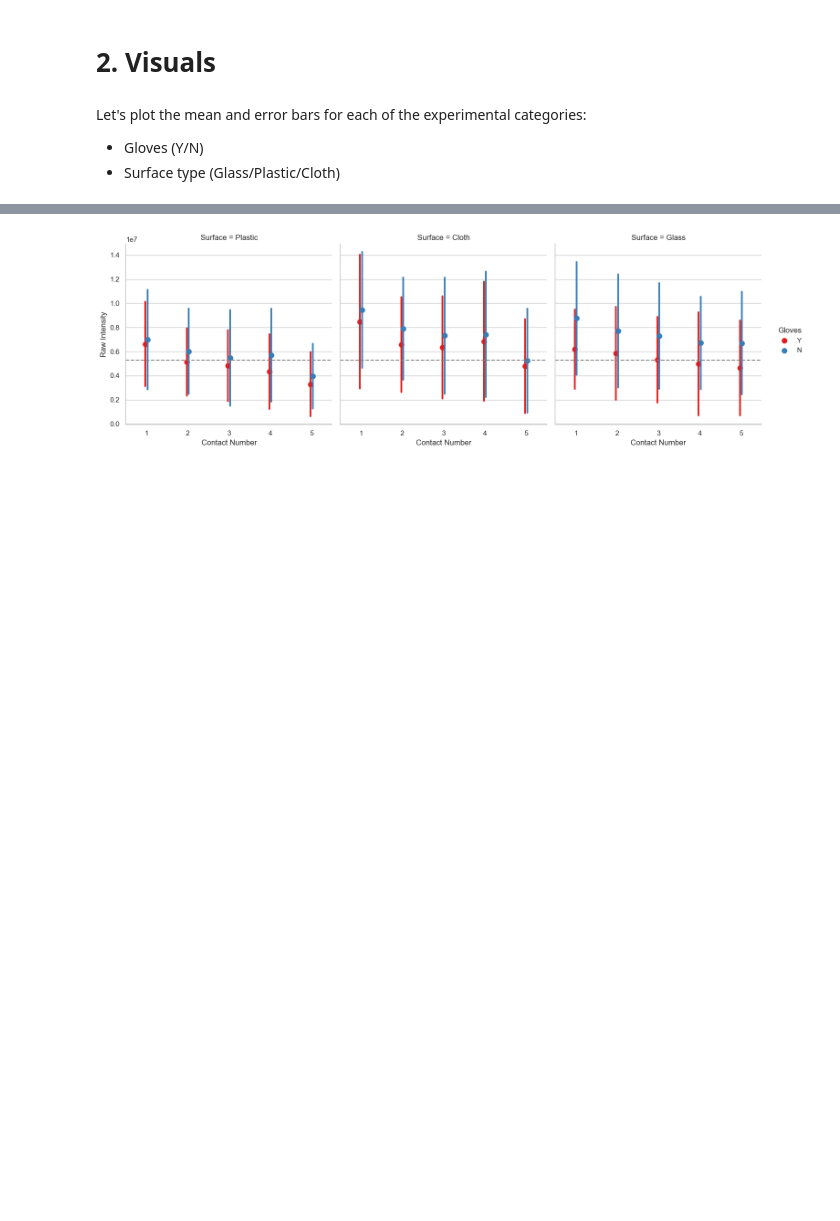
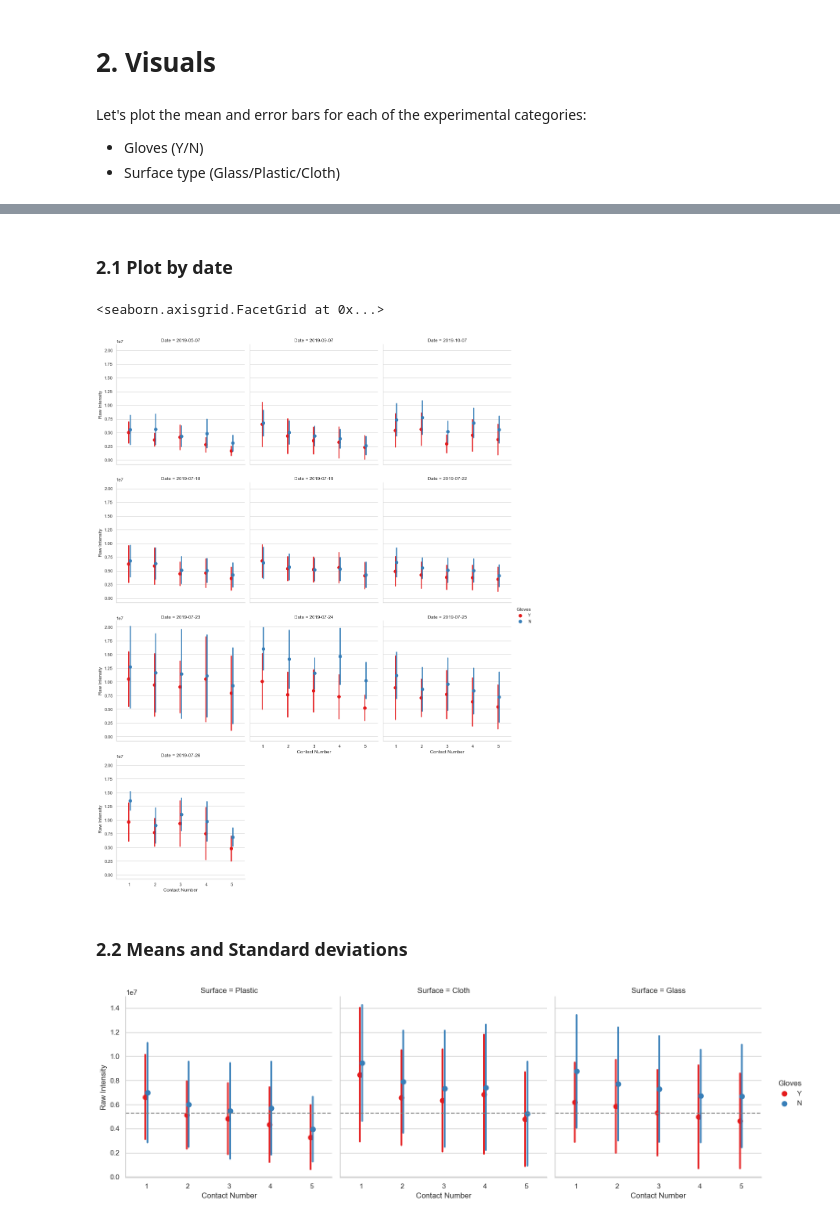
Before and after one commit to MarcoFelipeKing/yi_contact_expt, a Jupyter notebook: src/Yi_pyABC.ipynb, the cells around one changed output, grey strips where cells are left out. Cells and saved outputs as stored; diff of their text form; code cells hidden in the pictures; blank space fills up the shorter version.

```diff
--- a/src/Yi_pyABC.ipynb
+++ b/src/Yi_pyABC.ipynb
@@ -82,3 +95,18 @@ Let's plot the mean and error bars for each of the experimental categories:
+# %% [markdown]
+### 2.1 Plot by date
+# %%
+#Fix dates because 07/18/2019 to 07/26/2019 should be 18/07/2019 to 07/26/2019
+data['Date'] = pd.to_datetime(data['Date'], format='%m/%d/%Y')
+#remove T00:00:00.0000000000 from Date
+data['Date'] = data['Date'].dt.date
+# Plot ContactNumber vs RawIntD for each Surface and Gloves combination and facet by date
+g=sns.catplot(x='ContactNumber', y='RawIntD', hue='Gloves', col='Date',data=data, kind='point', ci='sd',col_wrap=3, dodge=True, join=False, palette='Set1')
+g.set_axis_labels('Contact Number', 'Raw Intensity')
+# %% [output]
+<seaborn.axisgrid.FacetGrid at 0x...>
+[figure, added]
+# %% [markdown]
+### 2.2 Means and Standard deviations
 # %%
 # plot RawIntD for each ContactNumber for Plastic and Y gloves with error bars and N gloves with error bars on the same graph
 
```
Also changed, not shown: parts of 13 cells of this notebook, 3 other files.
